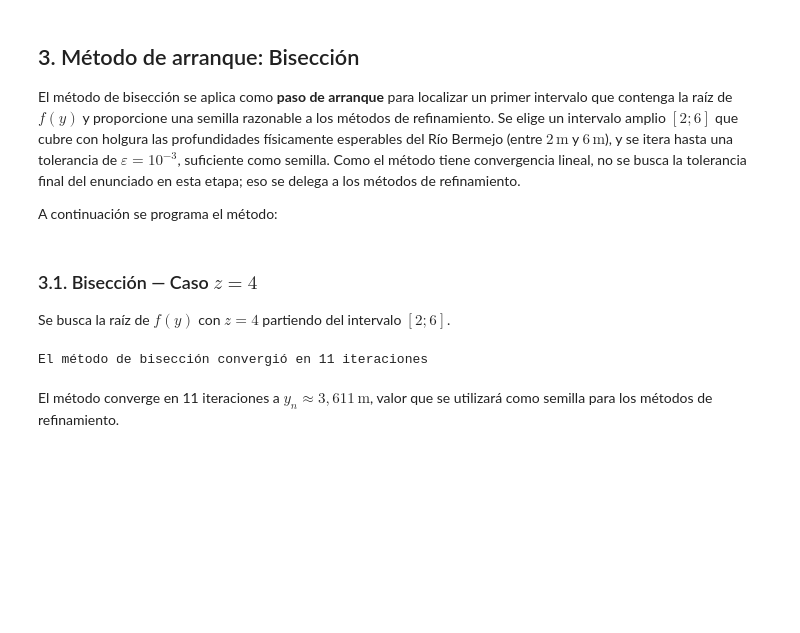
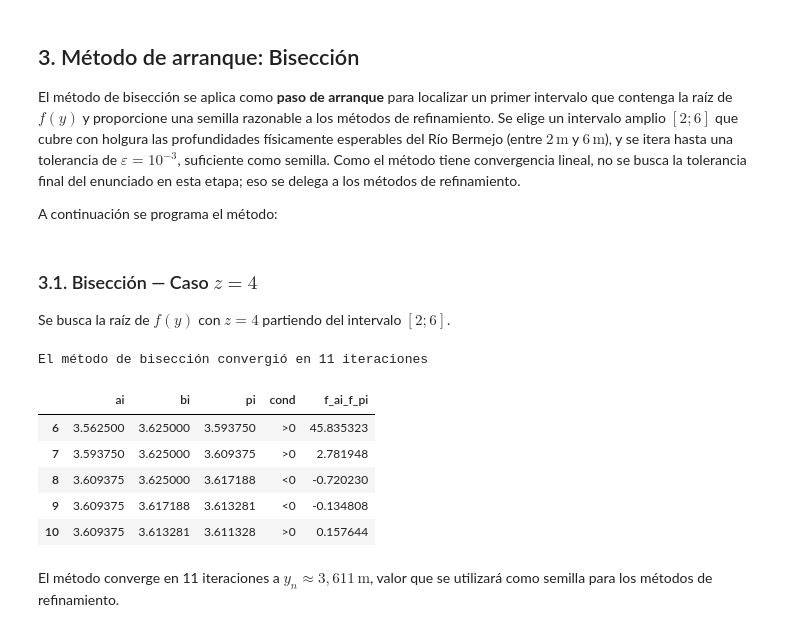
Before and after one commit to joaquin-her/rio-bermejo-modelacion-numerica, a Jupyter notebook: rio_bermejo.ipynb, the cells around one changed output. Drawn from its saved outputs; the diff is of its cells as text; code cells hidden in the pictures; blank space fills up the shorter version.

```diff
--- a/rio_bermejo.ipynb
+++ b/rio_bermejo.ipynb
@@ -132,29 +132,36 @@ Se busca la raíz de $f(y)$ con $z = 4$ partiendo del intervalo $[2; 6]$.
 # %%
 #defino el intervalo de arranque y la tolerancia
 A=2
 B=6
 pendiente_veriles = 4
 tolerancia=10**(-3)
 def f(y):
     # Constantes dadas por el enunciado [1]
     n = 0.025
     b = 20
     S = 0.002
     z = pendiente_veriles
     Q_real = 410
 
     # Fórmulas de la sección trapezoidal [2]
     A = (b + z*y)*y
     P = b + 2*y * ((1 + z**2)**0.5)
     R = A / P
 
     # Ecuación de Manning igualada a cero: Q_calc - Q_real = 0 [2]
     Q_calc = (1/n) * A * (R**(2/3)) * (S**0.5)
     return Q_calc - Q_real
 
 caso_z4=biseccion(A, B, tolerancia)
+caso_z4.tail()
 # %% [output]
 El método de bisección convergió en 11 iteraciones
+|  | ai | bi | pi | cond | f_ai_f_pi |
+| 6 | 3.562500 | 3.625000 | 3.593750 | >0 | 45.835323 |
+| 7 | 3.593750 | 3.625000 | 3.609375 | >0 | 2.781948 |
+| 8 | 3.609375 | 3.625000 | 3.617188 | <0 | -0.720230 |
+| 9 | 3.609375 | 3.617188 | 3.613281 | <0 | -0.134808 |
+| 10 | 3.609375 | 3.613281 | 3.611328 | >0 | 0.157644 |
 # %% [markdown]
 El método converge en 11 iteraciones a $y_n \approx 3{,}611\,\mathrm{m}$, valor que se
 utilizará como semilla para los métodos de refinamiento.
```
